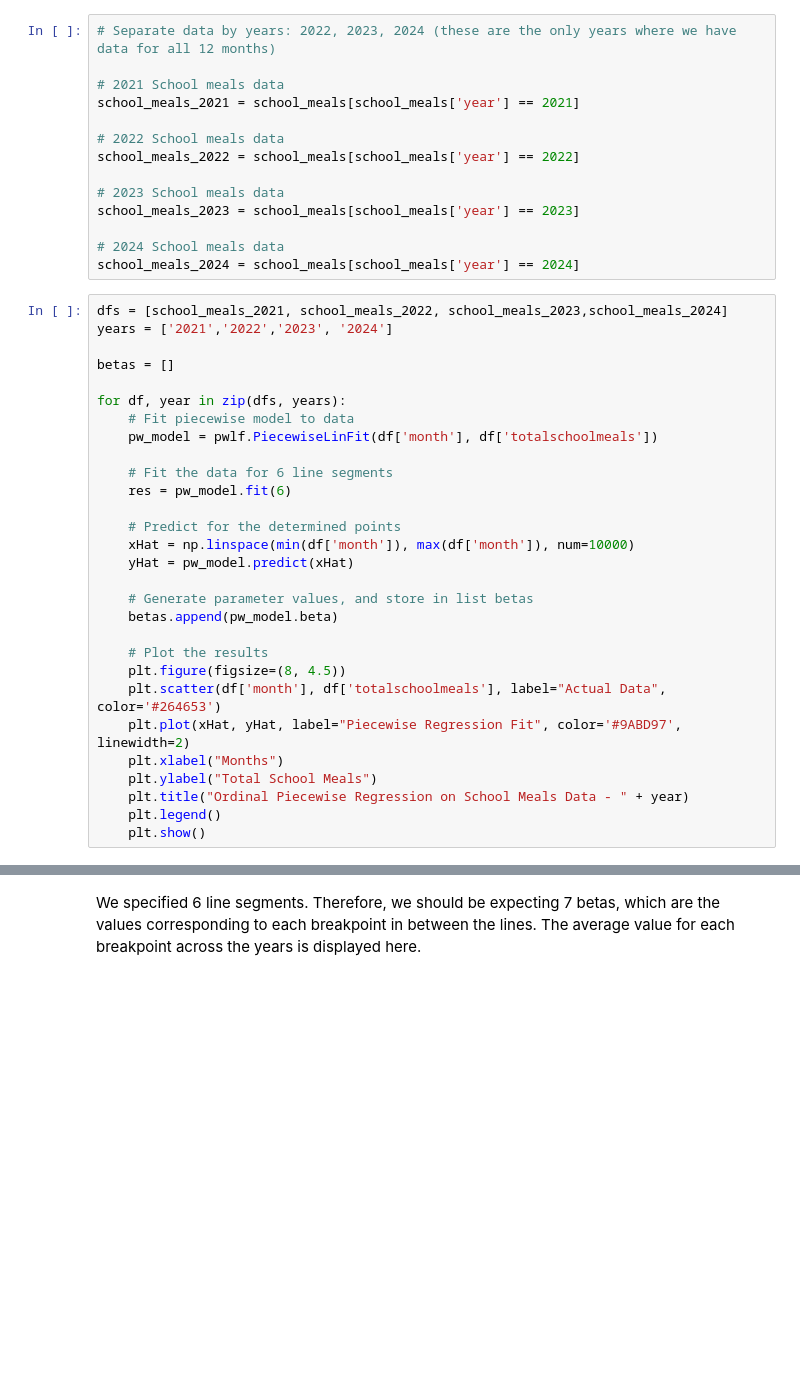
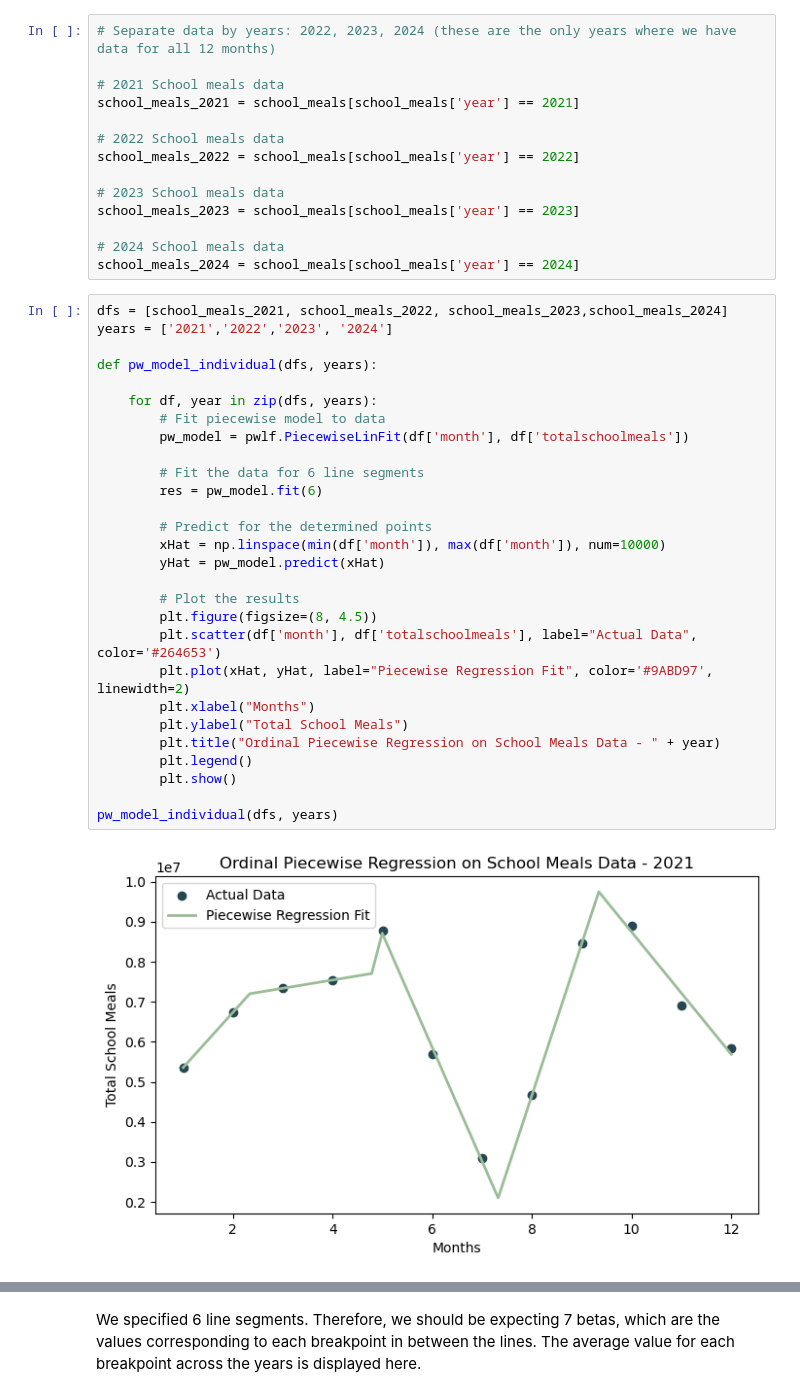
Before and after one commit to amyjxtan/SD-Hunger-Coalition-Capstone, a Jupyter notebook: sdhc_css_capstone.ipynb, the cells around one changed output, grey strips where cells are left out. Cells and saved outputs as stored; diff of their text form; blank space fills up the shorter version.

Commit message:
Final Draft Updates
Co-Authored-By: Adeline Liem <122396111+80line@users.noreply.github.com>
Co-Authored-By: Shirley Agustin <shagustin@ucsd.edu>

```diff
--- a/sdhc_css_capstone.ipynb
+++ b/sdhc_css_capstone.ipynb
@@ -1286,29 +1486,30 @@ school_meals_2024 = school_meals[school_meals['year'] == 2024]
 # %%
 dfs = [school_meals_2021, school_meals_2022, school_meals_2023,school_meals_2024]
 years = ['2021','2022','2023', '2024']
 
-betas = []
+def pw_model_individual(dfs, years):
 
-for df, year in zip(dfs, years):
-    # Fit piecewise model to data
-    pw_model = pwlf.PiecewiseLinFit(df['month'], df['totalschoolmeals'])
+    for df, year in zip(dfs, years):
+        # Fit piecewise model to data
+        pw_model = pwlf.PiecewiseLinFit(df['month'], df['totalschoolmeals'])
 
-    # Fit the data for 6 line segments
-    res = pw_model.fit(6)
+        # Fit the data for 6 line segments
+        res = pw_model.fit(6)
 
-    # Predict for the determined points
-    xHat = np.linspace(min(df['month']), max(df['month']), num=10000)
-    yHat = pw_model.predict(xHat)
+        # Predict for the determined points
+        xHat = np.linspace(min(df['month']), max(df['month']), num=10000)
+        yHat = pw_model.predict(xHat)
 
-    # Generate parameter values, and store in list betas
-    betas.append(pw_model.beta)
+        # Plot the results
+        plt.figure(figsize=(8, 4.5))
+        plt.scatter(df['month'], df['totalschoolmeals'], label="Actual Data", color='#264653')
+        plt.plot(xHat, yHat, label="Piecewise Regression Fit", color='#9ABD97', linewidth=2)
+        plt.xlabel("Months")
+        plt.ylabel("Total School Meals")
+        plt.title("Ordinal Piecewise Regression on School Meals Data - " + year)
+        plt.legend()
+        plt.show()
 
-    # Plot the results
-    plt.figure(figsize=(8, 4.5))
-    plt.scatter(df['month'], df['totalschoolmeals'], label="Actual Data", color='#264653')
-    plt.plot(xHat, yHat, label="Piecewise Regression Fit", color='#9ABD97', linewidth=2)
-    plt.xlabel("Months")
-    plt.ylabel("Total School Meals")
-    plt.title("Ordinal Piecewise Regression on School Meals Data - " + year)
-    plt.legend()
-    plt.show()
+pw_model_individual(dfs, years)
+# %% [output]
+[figure, added]
```
Also changed, not shown: parts of 68 cells of this notebook.
